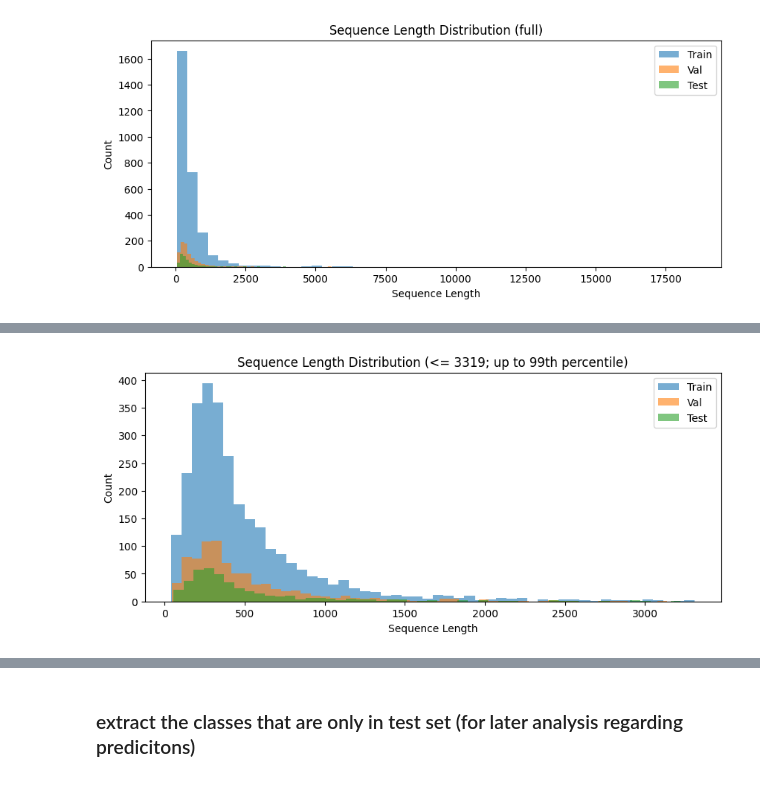
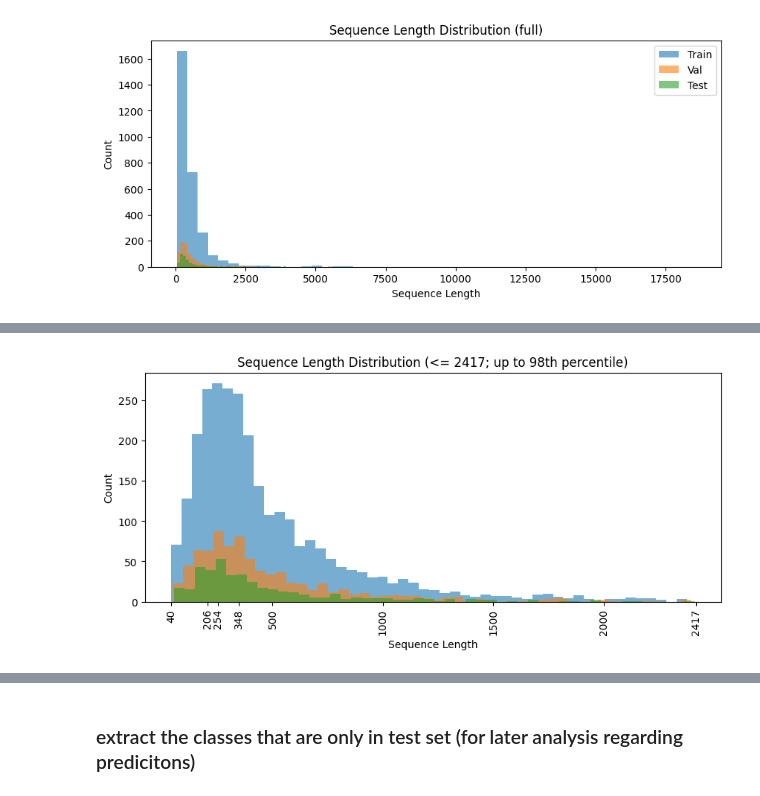
Before and after one commit to TobiasNeumeier/ProteinPrediction, a Jupyter notebook: src/EVAL_ProteinModel_Comparison.ipynb, the cells around one changed output, grey strips where cells are left out. Saved outputs shown, nothing was run; the diff lists cells and outputs as text; code cells hidden in the pictures.

Commit message:
added class distribution plots

```diff
--- a/src/EVAL_ProteinModel_Comparison.ipynb
+++ b/src/EVAL_ProteinModel_Comparison.ipynb
@@ -16,6 +16,11 @@ This notebook provides a step-by-step evaluation and comparison of two trained p
 10. Compute Confusion Matrix for Residue-Level Predictions
 11. Domain-Level Prediction Evaluation
 12. Analyze Confusion Patterns Between Protein Families
+# %%
+# Create a directory for saving plots if it doesn't exist
+import os
+PLOT_DIR = "plots"
+os.makedirs(PLOT_DIR, exist_ok=True)
 # %% [markdown]
 ## 1. Import Required Libraries
 Import all necessary libraries for data handling, model loading, evaluation, and visualization.
@@ -165,15 +171,83 @@ plt.show()
 # %% [output]
 [figure]
 # %%
-q = 99  # Show up to 99th percentile
+q = 98 # Show up to 99th percentile
 max_length = np.percentile(np.concatenate([lengths_train, lengths_val, lengths_test]), q)
+min_length = min(np.concatenate([lengths_train, lengths_val, lengths_test]))
+max_length_overall = max(np.concatenate([lengths_train, lengths_val, lengths_test]))
+print(f"Min length: {min_length}, Max length  {max_length_overall}")
 plt.figure(figsize=(10,4))
-plt.hist(lengths_train[lengths_train <= max_length], bins=50, alpha=0.6, label='Train')
-plt.hist(lengths_val[lengths_val <= max_length], bins=50, alpha=0.6, label='Val')
-plt.hist(lengths_test[lengths_test <= max_length], bins=50, alpha=0.6, label='Test')
+n_bins = 50
+min_dist = 30
+
+# Plot histograms
+plt.hist(lengths_train[lengths_train <= max_length], bins=n_bins, alpha=0.6, label='Train')
+plt.hist(lengths_val[lengths_val <= max_length], bins=n_bins, alpha=0.6, label='Val')
+plt.hist(lengths_test[lengths_test <= max_length], bins=n_bins, alpha=0.6, label='Test')
+
+# Add more xticks where distribution is high
+counts, bin_edges = np.histogram(np.concatenate([
+    lengths_train[lengths_train <= max_length],
+    lengths_val[lengths_val <= max_length],
+    lengths_test[lengths_test <= max_length]
+]), bins=n_bins)
+threshold = np.percentile(counts, 95)  # Top 5% bins
+high_bins = np.where(counts >= threshold)[0]
+bin_centers = 0.5 * (bin_edges[1:] + bin_edges[:-1])
+
+# Get current xticks and add new ones with minimum distance constraint
+current_xticks = list(plt.xticks()[0])
+new_ticks = list(bin_centers[high_bins])
+
+# Filter ticks to maintain minimum distance
+min_distance = (max_length - min_length) / 200  # Ensure reasonable spacing
+all_ticks = current_xticks + new_ticks
+all_ticks = [tick for tick in all_ticks if tick >= min_length and tick <= max_length]
+all_ticks = sorted(set(np.round(all_ticks).astype(int)))
+
+# Keep ticks that are sufficiently spaced apart
+filtered_ticks = [all_ticks[0]] if all_ticks else []
+for tick in all_ticks[1:]:
+    if tick - filtered_ticks[-1] >= min_distance:
+        filtered_ticks.append(tick)
+# Only add min_length if far enough from nearest tick
+if filtered_ticks:
+    if all(abs(int(min_length) - t) >= min_distance for t in filtered_ticks):
+        filtered_ticks = [int(min_length)] + filtered_ticks
+    if all(abs(int(max_length) - t) >= min_distance for t in filtered_ticks):
+        filtered_ticks.append(int(max_length))
+plt.xticks(filtered_ticks, rotation=90)
+
 plt.xlabel('Sequence Length')
 plt.ylabel('Count')
 plt.title(f'Sequence Length Distribution (<= {int(max_length)}; up to {q}th percentile)')
+plt.savefig(os.path.join(PLOT_DIR, f'seq_length_distribution_le_{int(max_length)}_oh.png'))
+
+# for the rest 100 - q %
+plt.figure(figsize=(10,4))
+plt.hist(lengths_train[lengths_train > max_length], bins=50, alpha=0.6, label='Train')
+plt.hist(lengths_val[lengths_val > max_length], bins=50, alpha=0.6, label='Val')
+plt.hist(lengths_test[lengths_test > max_length], bins=50, alpha=0.6, label='Test')
+
+# Add min and max length as ticks for the tail plot, but only if far enough from other ticks
+current_xticks_tail = list(plt.xticks()[0])
+min_tail = int(np.min(lengths_train[lengths_train > max_length].tolist() + lengths_val[lengths_val > max_length].tolist() + lengths_test[lengths_test > max_length].tolist() or [max_length+1]))
+max_tail = int(max_length_overall)
+filtered_ticks_tail = sorted(set([int(tick) for tick in current_xticks_tail if tick >= min_tail and tick <= max_tail]))
+# Only add min_tail if far enough from nearest tick
+if filtered_ticks_tail:
+    if all(abs(int(min_tail) - t) >= min_distance for t in filtered_ticks_tail):
+        filtered_ticks_tail = [int(min_tail)] + filtered_ticks_tail
+    if all(abs(int(max_tail) - t) >= min_distance for t in filtered_ticks_tail):
+        filtered_ticks_tail.append(int(max_tail))
+else:
+    filtered_ticks_tail = [int(min_tail), int(max_tail)]
+plt.xticks(filtered_ticks_tail, rotation=90)
+
+plt.xlabel('Sequence Length')
+plt.ylabel('Count')
+plt.title(f'Sequence Length Distribution (> {int(max_length)}; top {100-q}th percentile)')
 plt.legend()
+plt.savefig(os.path.join(PLOT_DIR, f'seq_length_distribution_gt_{int(max_length)}_oh.png'))
 plt.show()
 # %% [output]
@@ -180 +255 @@ plt.show()
-[figure, old version]
+[figure, new version]
```
Also changed, not shown: parts of 12 cells of this notebook.
